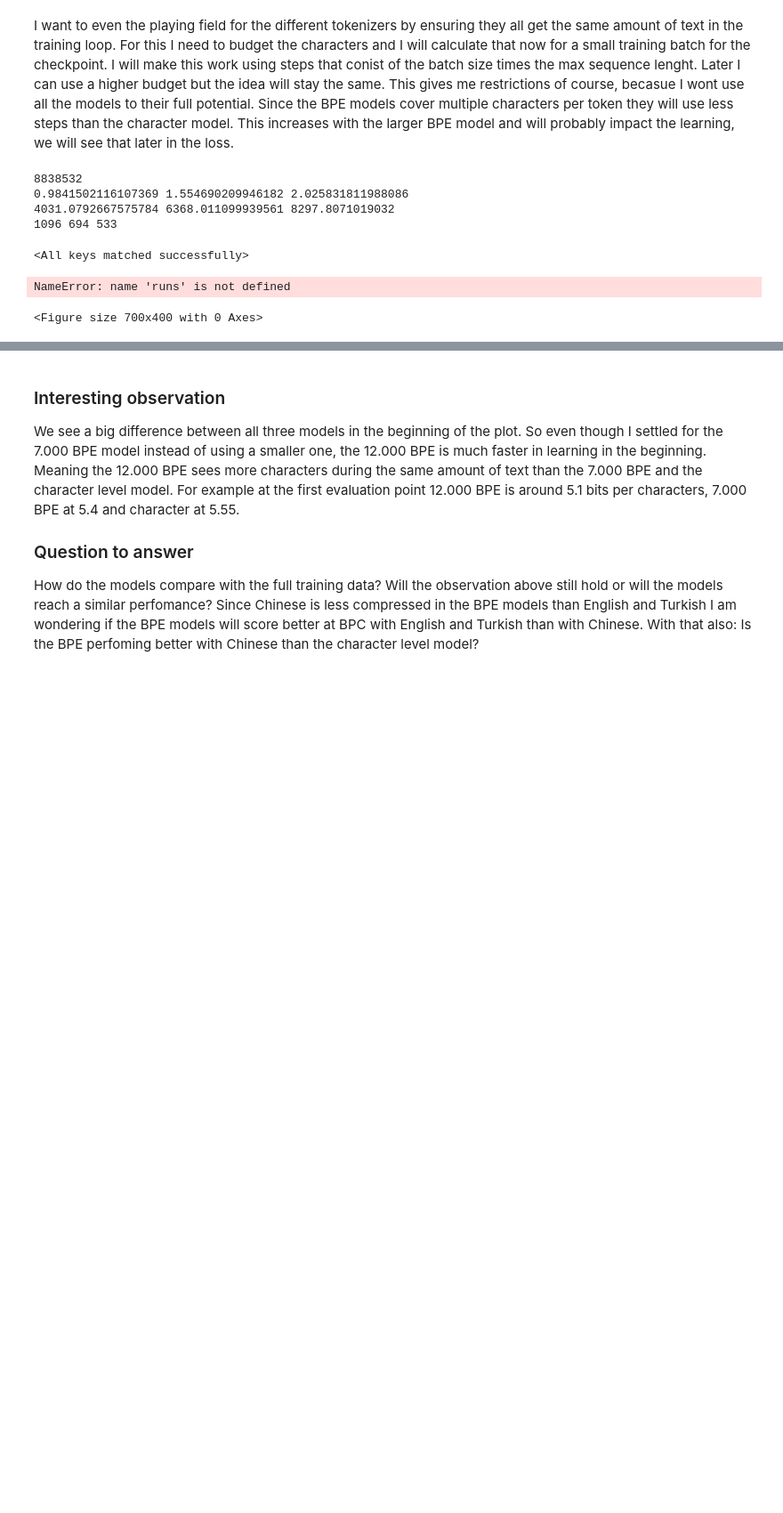
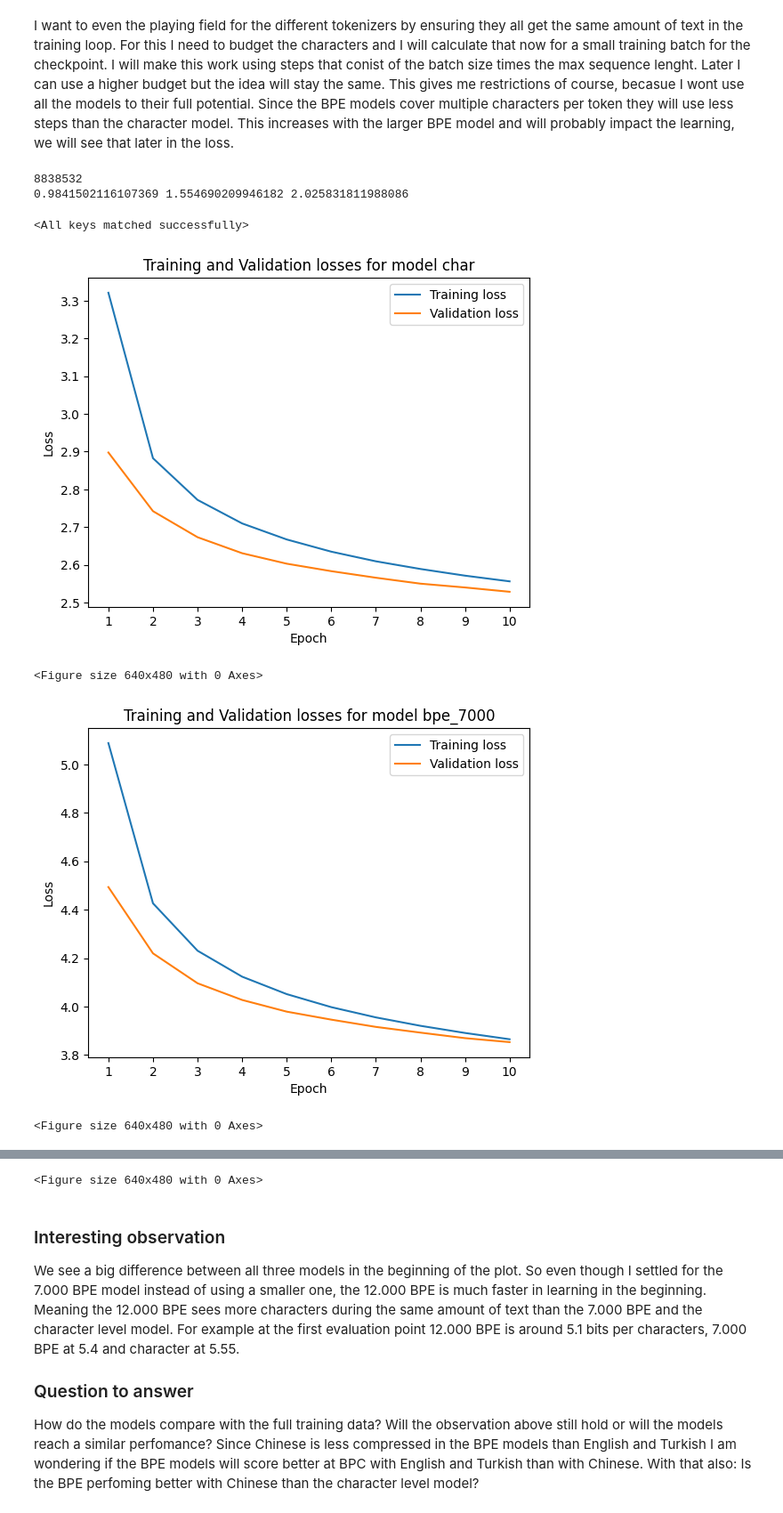
Before and after one commit to cschuene-dev/Advanced-Machine-Learning, a Jupyter notebook: Assignment.ipynb, the cells around one changed output, grey strips where cells are left out. Shown at 89% size. Saved outputs shown, nothing was run; the diff lists cells and outputs as text; code cells hidden in the pictures; blank space fills up the shorter version.

Commit message:
proper training and more evaluation

```diff
--- a/Assignment.ipynb
+++ b/Assignment.ipynb
@@ -394,30 +410,13 @@ total_token_char_C = total_train_char/len(train_flattened_C)
 total_token_char_S = total_train_char/len(train_flattened_S)
 total_token_char_L = total_train_char/len(train_flattened_L)
 
-# Characters per step for all languages
-total_char_step_C = total_token_char_C * tokens_step
-total_char_step_S = total_token_char_S * tokens_step
-total_char_step_L = total_token_char_L * tokens_step
-
-# Budgeting my characters for fairness of text and restricting it for faster training
-budget_char = 0.5 * total_train_char
-
-# Computing the amount of steps each model will be able to take with the budget
-steps_C = round(budget_char/total_char_step_C)
-steps_S = round(budget_char/total_char_step_S)
-steps_L = round(budget_char/total_char_step_L)
-
 valid_chars = sum(len(sentence) for sentence in sentences_valid)
 
 print(total_train_char)
 print(total_token_char_C, total_token_char_S, total_token_char_L)
-print(total_char_step_C, total_char_step_S, total_char_step_L)
-print(steps_C, steps_S, steps_L)
 # %% [output]
 8838532
 0.9841502116107369 1.554690209946182 2.025831811988086
-4031.0792667575784 6368.011099939561 8297.8071019032
-1096 694 533
 # %%
 lossFunc = nn.CrossEntropyLoss()
 
@@ -465,13 +464,14 @@ def train(model, train_loader, valid_loader, steps, chars_per_step, eval_every=2
     return history
 # %%
-runs = {"char": (model_C, train_loader_C, valid_loader_C, steps_C, total_char_step_C, len(valid_flattened_C)),
-        "bpe_7000": (model_S, train_loader_S, valid_loader_S, steps_S, total_char_step_S, len(valid_flattened_S)),
-        "bpe_12000": (model_L, train_loader_L, valid_loader_L, steps_L, total_char_step_L, len(valid_flattened_L))}
+runs = {"char": (model_C, train_loader_C, valid_loader_C, len(valid_flattened_C)),
+        "bpe_7000": (model_S, train_loader_S, valid_loader_S, len(valid_flattened_S)),
+        "bpe_12000": (model_L, train_loader_L, valid_loader_L, len(valid_flattened_L))}
 
 histories = {}
-for name, (m, tl, vl, steps, cps, n_valid_tok) in runs.items():
-    histories[name] = train(m, tl, vl, steps, cps)
-    torch.save(m.state_dict(), f"model_{name}.pt")
+for name, (model, train_loader, valid_loader, num_valid_tok) in runs.items():
+    set_seed(SEED)
+    histories[name] = train(model, train_loader, valid_loader)
+    torch.save(model.state_dict(), f"model_{name}.pt")
 json.dump(histories, open("histories.json", "w"))
 # %%
 model_C.load_state_dict(torch.load("model_char.pt", map_location=device))
@@ -480,14 +480,30 @@ model_L.load_state_dict(torch.load("model_bpe_12000.pt", map_location=device))
 # %% [output]
 <All keys matched successfully>
 # %%
-plt.figure(figsize=(7, 4))
-for name, (_, _, _, _, _, n_valid_tok) in runs.items():
-    h = histories[name]
-    scale = (n_valid_tok/valid_chars) / math.log(2)
+with open("histories.json", "r") as d:
+    hist = json.load(d)
 
-    plt.plot([e["chars_seen"] for e in h], [e["valid_loss"] * scale for e in h], label=name)
-plt.xlabel("training characters seen"); plt.ylabel("validation bits per character")
-plt.legend()
+for name in ["char", "bpe_7000", "bpe_12000"]:
+    records = hist[name]
+    epochs = [r["epoch"] for r in records]
+    train_loss = [r["train_loss"] for r in records]
+    valid_loss = [r["valid_loss"] for r in records]
+
+    plt.figure()
+    plt.plot(epochs, train_loss, label = "Training loss")
+    plt.plot(epochs, valid_loss, label = "Validation loss")
+
+    plt.title(f"Training and Validation losses for model {name}")
+    plt.xlabel("Epoch")
+    plt.ylabel("Loss")
+
+    plt.xticks(epochs)
+
+    plt.legend(loc="best")
+    plt.show()
+    plt.savefig(f"train and valid loss {name}", dpi=200)
 # %% [output]
+[figure, added]
-NameError: name 'runs' is not defined
+<Figure size 640x480 with 0 Axes>
+[figure, added]
-<Figure size 700x400 with 0 Axes>
+<Figure size 640x480 with 0 Axes>
@@ -494,3 +511,4 @@ NameError: name 'runs' is not defined
+<Figure size 640x480 with 0 Axes>
 # %% [markdown]
 ### Interesting observation
 We see a big difference between all three models in the beginning of the plot. So even though I settled for the 7.000 BPE model instead of using a smaller one, the 12.000 BPE is much faster in learning in the beginning. Meaning the 12.000 BPE sees more characters during the same amount of text than the 7.000 BPE and the character level model. For example at the first evaluation point 12.000 BPE is around 5.1 bits per characters, 7.000 BPE at 5.4 and character at 5.55.
```
Also changed, not shown: parts of 9 cells of this notebook.
